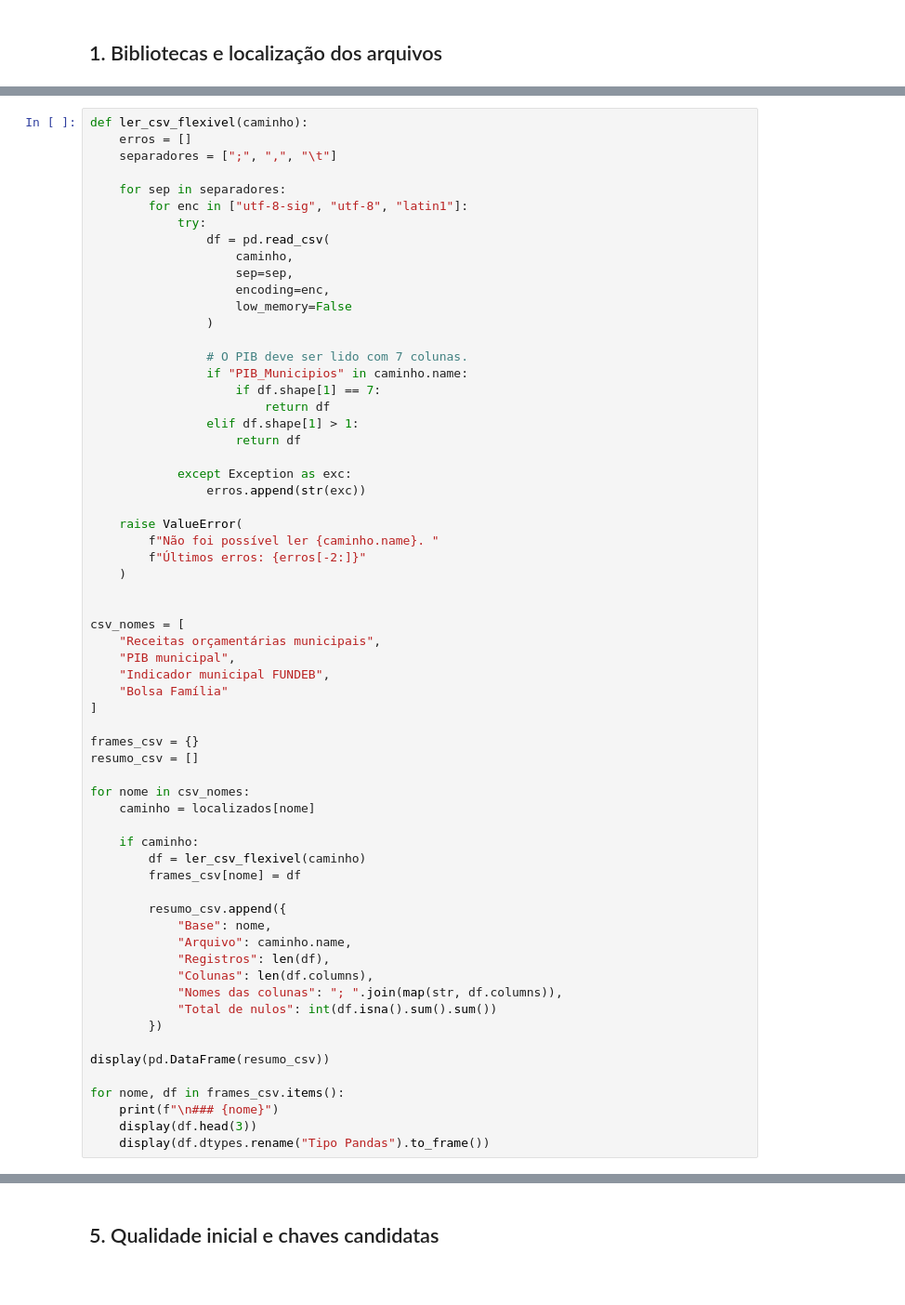
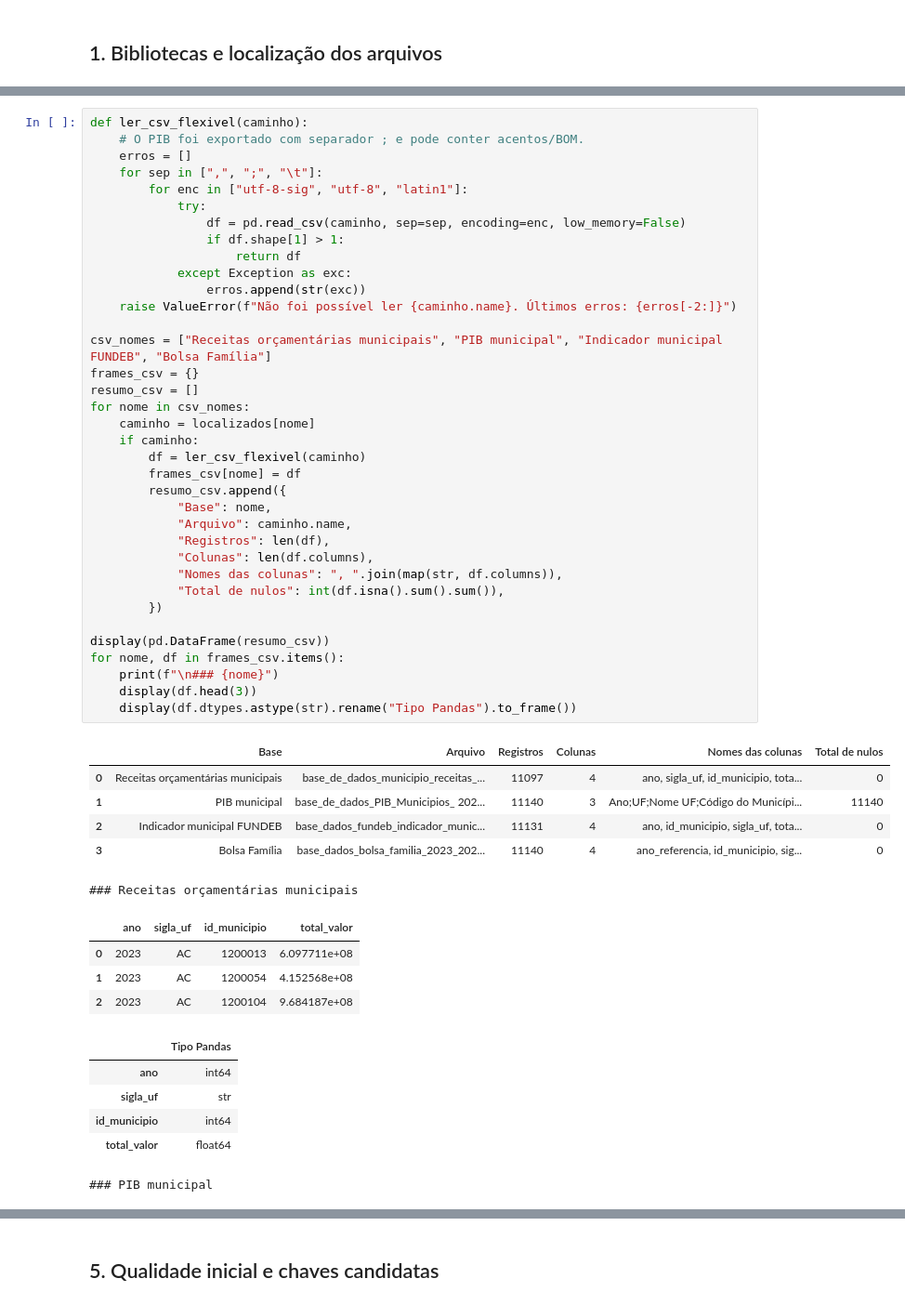
Before and after one commit to FIAP-Challenges/tech_challenge_3, a Jupyter notebook: notebooks/fase_2_entendimento_base_dados/TC3-40_Catalogo_Variaveis.ipynb, the cells around one changed output, grey strips where cells are left out. Shown at 93% size. Cells and saved outputs as stored; diff of their text form; blank space fills up the shorter version.

```diff
--- a/notebooks/fase_2_entendimento_base_dados/TC3-40_Catalogo_Variaveis.ipynb
+++ b/notebooks/fase_2_entendimento_base_dados/TC3-40_Catalogo_Variaveis.ipynb
@@ -174,63 +186,53 @@ if "INSE 2023 — escolas" in amostras_inse:
 # %%
 def ler_csv_flexivel(caminho):
+    # O PIB foi exportado com separador ; e pode conter acentos/BOM.
     erros = []
-    separadores = [";", ",", "\t"]
-
-    for sep in separadores:
+    for sep in [",", ";", "\t"]:
         for enc in ["utf-8-sig", "utf-8", "latin1"]:
             try:
-                df = pd.read_csv(
-                    caminho,
-                    sep=sep,
-                    encoding=enc,
-                    low_memory=False
-                )
-
-                # O PIB deve ser lido com 7 colunas.
-                if "PIB_Municipios" in caminho.name:
-                    if df.shape[1] == 7:
-                        return df
-                elif df.shape[1] > 1:
+                df = pd.read_csv(caminho, sep=sep, encoding=enc, low_memory=False)
+                if df.shape[1] > 1:
                     return df
-
             except Exception as exc:
                 erros.append(str(exc))
+    raise ValueError(f"Não foi possível ler {caminho.name}. Últimos erros: {erros[-2:]}")
 
-    raise ValueError(
-        f"Não foi possível ler {caminho.name}. "
-        f"Últimos erros: {erros[-2:]}"
-    )
-
-
-csv_nomes = [
-    "Receitas orçamentárias municipais",
-    "PIB municipal",
-    "Indicador municipal FUNDEB",
-    "Bolsa Família"
-]
-
+csv_nomes = ["Receitas orçamentárias municipais", "PIB municipal", "Indicador municipal FUNDEB", "Bolsa Família"]
 frames_csv = {}
 resumo_csv = []
-
 for nome in csv_nomes:
     caminho = localizados[nome]
-
     if caminho:
         df = ler_csv_flexivel(caminho)
         frames_csv[nome] = df
-
         resumo_csv.append({
             "Base": nome,
             "Arquivo": caminho.name,
             "Registros": len(df),
             "Colunas": len(df.columns),
-            "Nomes das colunas": "; ".join(map(str, df.columns)),
-            "Total de nulos": int(df.isna().sum().sum())
+            "Nomes das colunas": ", ".join(map(str, df.columns)),
+            "Total de nulos": int(df.isna().sum().sum()),
         })
 
 display(pd.DataFrame(resumo_csv))
-
 for nome, df in frames_csv.items():
     print(f"\n### {nome}")
     display(df.head(3))
-    display(df.dtypes.rename("Tipo Pandas").to_frame())
+    display(df.dtypes.astype(str).rename("Tipo Pandas").to_frame())
+# %% [output]
+|  | Base | Arquivo | Registros | Colunas | Nomes das colunas | Total de nulos |
+| 0 | Receitas orçamentárias municipais | base_de_dados_municipio_receitas_... | 11097 | 4 | ano, sigla_uf, id_municipio, tota... | 0 |
+| 1 | PIB municipal | base_de_dados_PIB_Municipios_ 202... | 11140 | 3 | Ano;UF;Nome UF;Código do Municípi... | 11140 |
+| 2 | Indicador municipal FUNDEB | base_dados_fundeb_indicador_munic... | 11131 | 4 | ano, id_municipio, sigla_uf, tota... | 0 |
+| 3 | Bolsa Família | base_dados_bolsa_familia_2023_202... | 11140 | 4 | ano_referencia, id_municipio, sig... | 0 |
+### Receitas orçamentárias municipais
+|  | ano | sigla_uf | id_municipio | total_valor |
+| 0 | 2023 | AC | 1200013 | 6.097711e+08 |
+| 1 | 2023 | AC | 1200054 | 4.152568e+08 |
+| 2 | 2023 | AC | 1200104 | 9.684187e+08 |
+|  | Tipo Pandas |
+| ano | int64 |
+| sigla_uf | str |
+| id_municipio | int64 |
+| total_valor | float64 |
+### PIB municipal
```
Also changed, not shown: parts of 25 cells of this notebook.
